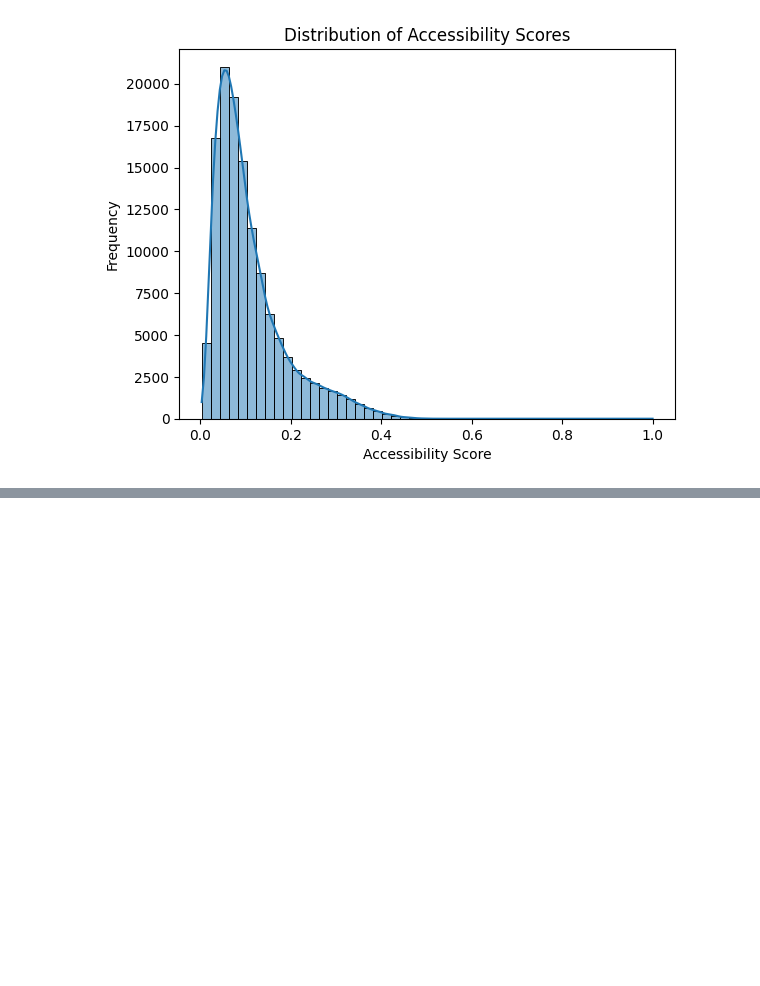
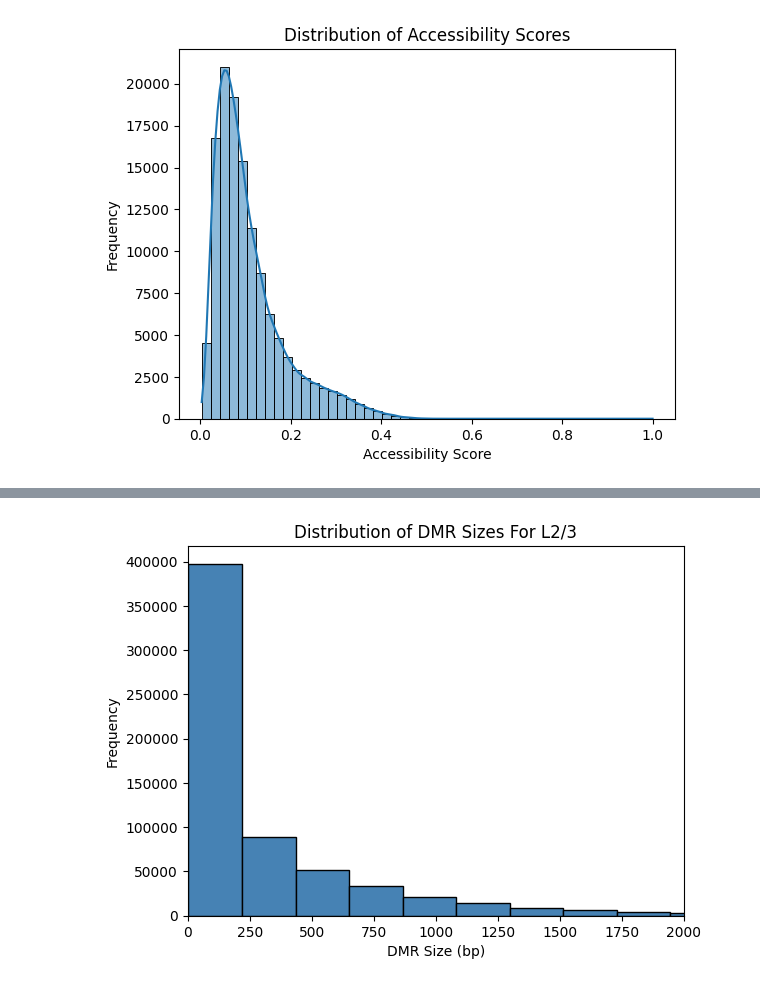
Before and after one commit to asunboi/get, a Jupyter notebook: 1_methyl_preprocess/distribution.ipynb, the cells around one changed output, grey strips where cells are left out. Drawn from its saved outputs; the diff is of its cells as text; code cells hidden in the pictures; blank space fills up the shorter version.

```diff
--- a/1_methyl_preprocess/distribution.ipynb
+++ b/1_methyl_preprocess/distribution.ipynb
@@ -55,0 +70,17 @@ plt.show()
+# %%
+import pandas as pd
+import matplotlib.pyplot as plt
+
+# Load BED file assuming it's tab-separated and has at least 3 columns: chrom, start, end
+bed = pd.read_csv("/home/alsun/get/1_methyl_pre_070725/L2_3_IT_CTX_Glut.CGN.bed", sep="\t", header=None, usecols=[1, 2], names=["start", "end"])
+bed["size"] = bed["end"] - bed["start"]
+
+# Plot histogram
+plt.hist(bed["size"], bins=50, color='steelblue', edgecolor='black')
+plt.xlim(0, 2000)
+plt.title("Distribution of DMR Sizes For L2/3")
+plt.xlabel("DMR Size (bp)")
+plt.ylabel("Frequency")
+plt.show()
+# %% [output]
+[figure, added]
```
Also changed, not shown: parts of 4 cells of this notebook, 4 other files.
